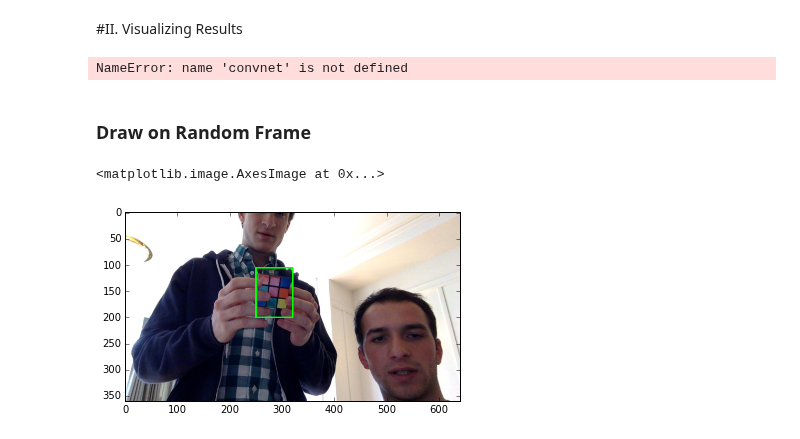
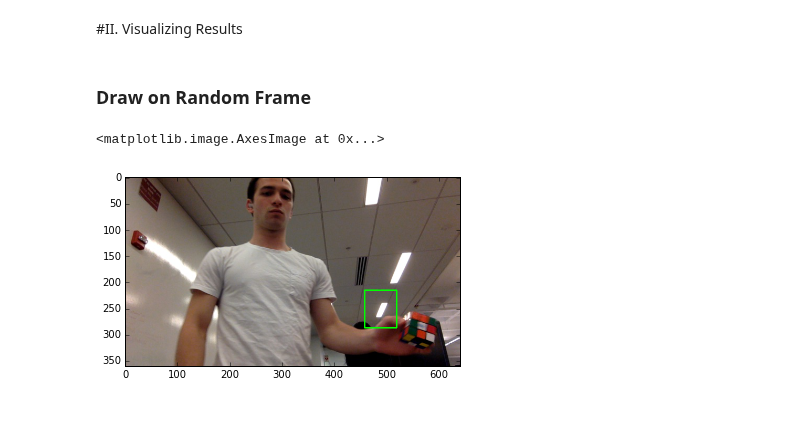
Before and after one commit to jayhack/ConvCube, a Jupyter notebook: Localization.ipynb, the cells around one changed output. Cells and saved outputs as stored; diff of their text form; code cells hidden in the pictures.

Commit message:
training localization; just marked all of huang

```diff
--- a/Localization.ipynb
+++ b/Localization.ipynb
@@ -109,20 +102,20 @@ plt.title('loss hist over training')
 from convcube import ConvNetCube
 from convcube.utils.wrangling import iter_unlabeled_frames
 from convcube.utils.wrangling import iter_labeled_frames
-from convcube.localization.utils import get_y_localization
-from convcube.localization.utils import get_X_localization
+from convcube.convnets.localization import get_y_localization
+from convcube.convnets.localization import get_X_localization
 from convcube.utils.drawing import draw_points
-cube = ConvNetCube(loc_convnet=convnet)
+loc_convnet = EuclideanConvNet()
+loc_convnet.load('./models/localization/filter_555.nfilters_101010.center_scale.acc_005.convnet')
+cube = ConvNetCube(loc_convnet=loc_convnet)
-# %% [output]
-NameError: name 'convnet' is not defined
 # %% [markdown]
 ### Draw on Random Frame
 # %%
-video = client.get_random(Video)
+video = client.get(Video, 'lanthrop_2')
 frame = video.get_random_child(Frame)
 image = frame['image'].copy()
 disp_img = cube.draw_output(image)
 plt.imshow(disp_img[:,:,::-1])
 # %% [output]
 <matplotlib.image.AxesImage at 0x...>
-[figure, old version]
+[figure, new version]
```
Also changed, not shown: parts of 10 cells of this notebook, 10 other files.
